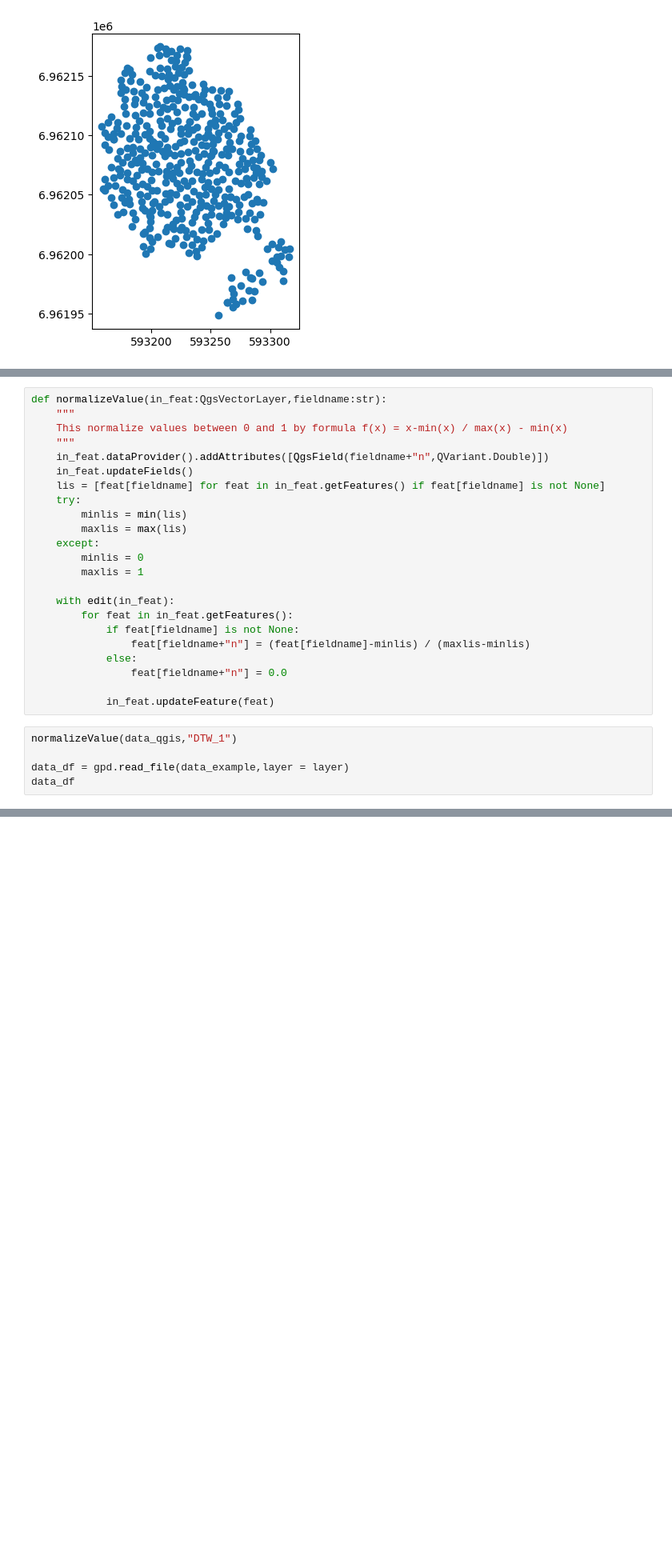
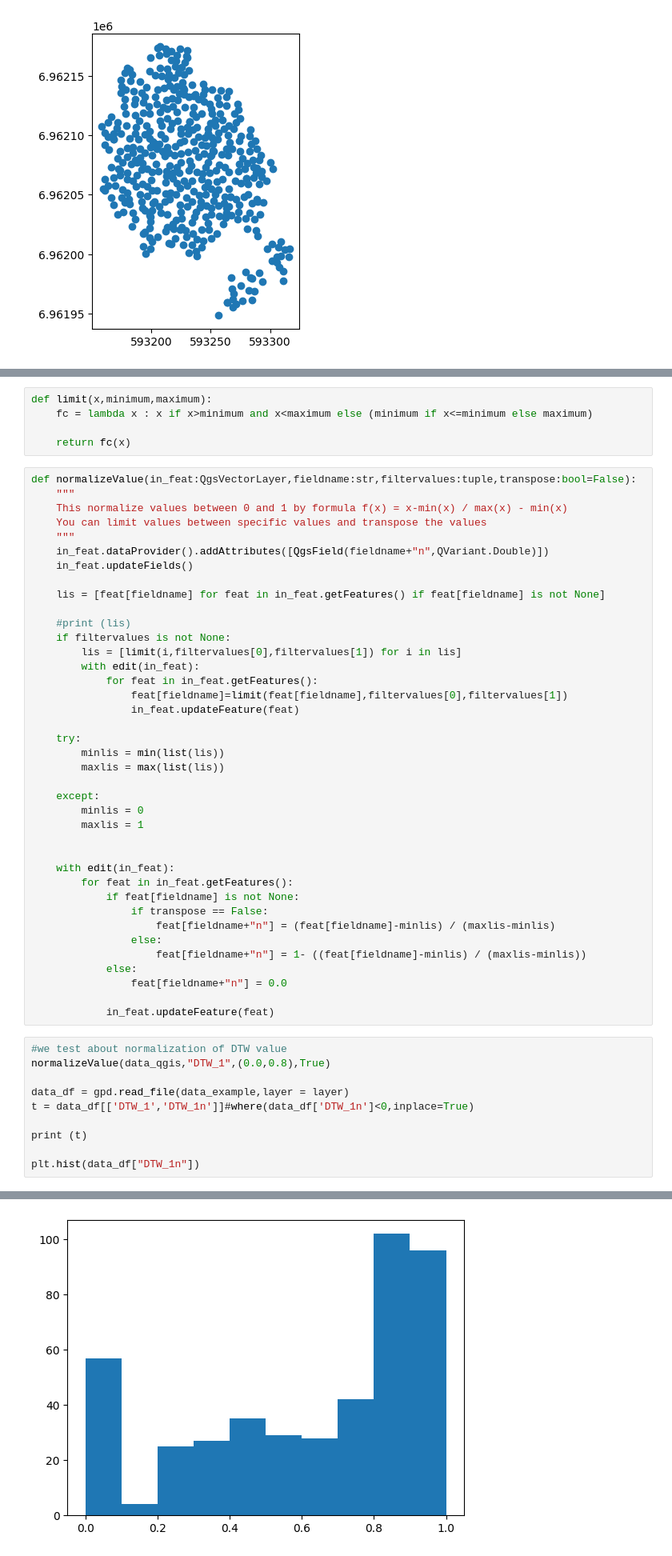
Before and after one commit to SuomenMetsakeskus/smk_tools, a Jupyter notebook: processing/smk_essmodels.ipynb, the cells around one changed output, grey strips where cells are left out. Shown: that part at 80% size. Saved outputs shown, nothing was run; the diff lists cells and outputs as text; blank space fills up the shorter version.

```diff
--- a/processing/smk_essmodels.ipynb
+++ b/processing/smk_essmodels.ipynb
@@ -37,29 +38,55 @@ data_df
+# %%
+def limit(x,minimum,maximum):
+    fc = lambda x : x if x>minimum and x<maximum else (minimum if x<=minimum else maximum)
+
+    return fc(x)
 # %%
-def normalizeValue(in_feat:QgsVectorLayer,fieldname:str):
+def normalizeValue(in_feat:QgsVectorLayer,fieldname:str,filtervalues:tuple,transpose:bool=False):
     """
     This normalize values between 0 and 1 by formula f(x) = x-min(x) / max(x) - min(x)
+    You can limit values between specific values and transpose the values
     """
     in_feat.dataProvider().addAttributes([QgsField(fieldname+"n",QVariant.Double)])
     in_feat.updateFields()
+
     lis = [feat[fieldname] for feat in in_feat.getFeatures() if feat[fieldname] is not None]
+
+    #print (lis)
+    if filtervalues is not None:
+        lis = [limit(i,filtervalues[0],filtervalues[1]) for i in lis]
+        with edit(in_feat):
+            for feat in in_feat.getFeatures():
+                feat[fieldname]=limit(feat[fieldname],filtervalues[0],filtervalues[1])
+                in_feat.updateFeature(feat)
+
     try:
-        minlis = min(lis)
-        maxlis = max(lis)
+        minlis = min(list(lis))
+        maxlis = max(list(lis))
+
     except:
         minlis = 0
         maxlis = 1
 
+
     with edit(in_feat):
         for feat in in_feat.getFeatures():
             if feat[fieldname] is not None:
-                feat[fieldname+"n"] = (feat[fieldname]-minlis) / (maxlis-minlis)
+                if transpose == False:
+                    feat[fieldname+"n"] = (feat[fieldname]-minlis) / (maxlis-minlis)
+                else:
+                    feat[fieldname+"n"] = 1- ((feat[fieldname]-minlis) / (maxlis-minlis))
             else:
                 feat[fieldname+"n"] = 0.0
 
             in_feat.updateFeature(feat)
 # %%
-normalizeValue(data_qgis,"DTW_1")
+#we test about normalization of DTW value
+normalizeValue(data_qgis,"DTW_1",(0.0,0.8),True)
 
 data_df = gpd.read_file(data_example,layer = layer)
-data_df
+t = data_df[['DTW_1','DTW_1n']]#where(data_df['DTW_1n']<0,inplace=True)
+
+print (t)
+
+plt.hist(data_df["DTW_1n"])
 # %% [output]
@@ -78,0 +112 @@ data_df
+[figure, added]
```
Also changed, not shown: parts of 13 cells of this notebook, 3 other files.
